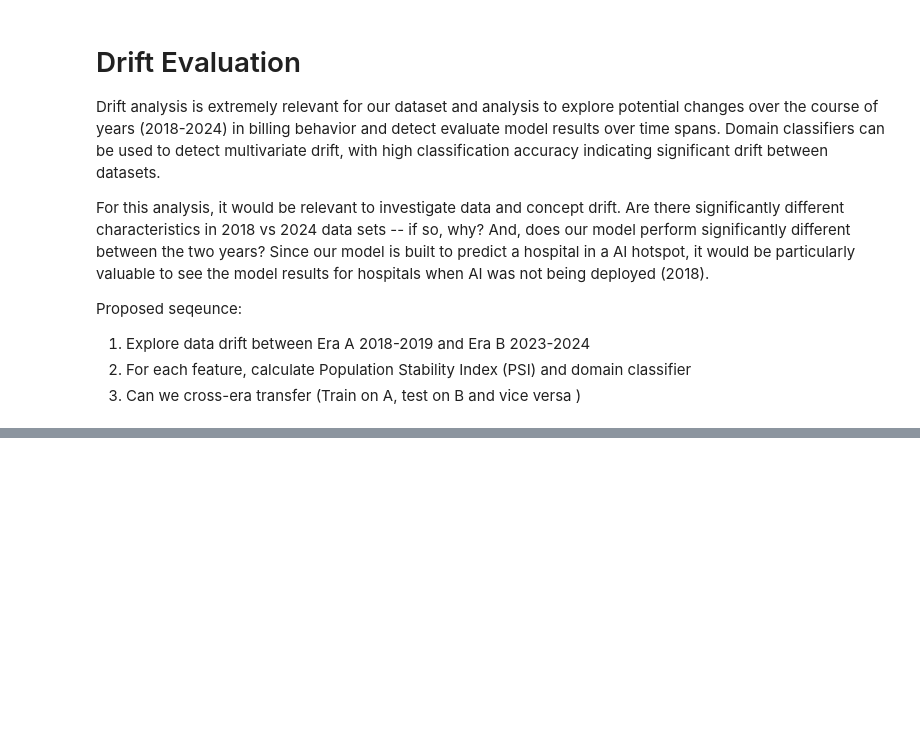
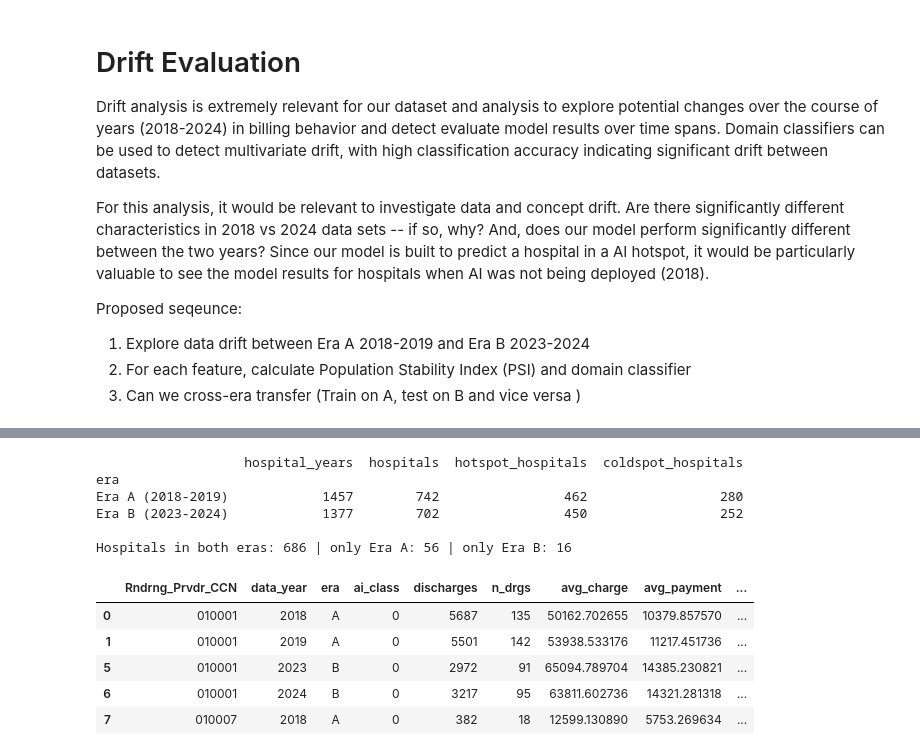
Before and after one commit to ellabellae/AIAdoptionHospitals, a Jupyter notebook: model.ipynb, the cells around one changed output, grey strips where cells are left out. Cells and saved outputs as stored; diff of their text form; code cells hidden in the pictures; blank space fills up the shorter version.

Commit message:
adding 2018-2024 hospital-year table

```diff
--- a/model.ipynb
+++ b/model.ipynb
@@ -814,0 +818,68 @@ Proposed seqeunce:
+# %%
+# Drift step 1: build the 2018-2024 hospital-year panel with the main model's feature construction
+EXPANDED_PATH = Path("hospital_data_expanded.csv")
+expanded = pd.read_csv(EXPANDED_PATH, dtype={
+    "Rndrng_Prvdr_CCN": "string", "Rndrng_Prvdr_Zip5": "string",
+    "DRG_Cd": "string", "Rndrng_Prvdr_State_FIPS": "string",
+    "Rndrng_Prvdr_RUCA": "string", "data_year": "int64",
+    "hsa_id": "Int64", "hsa_classification": "Int64", "ai_class": "Int64",
+})
+
+
+def build_hospital_year_panel(data):
+    # Same lines as the aggregation cell that builds `hospitals`, unchanged, so the features are
+    # constructed identically for every year. Input: one row per hospital x DRG x year.
+    rows = data.copy()
+    d = rows["Tot_Dschrgs"]
+    rows["charges"] = d * rows["Avg_Submtd_Cvrd_Chrg"]
+    rows["payments"] = d * rows["Avg_Tot_Pymt_Amt"]
+    rows["medicare"] = d * rows["Avg_Mdcr_Pymt_Amt"]
+    rows["mcc_dschrgs"] = d * rows["DRG_Desc"].str.contains("WITH MCC")
+    rows["ruca_primary"] = pd.to_numeric(rows["Rndrng_Prvdr_RUCA"], errors="coerce").floordiv(1)
+
+    hospitals = rows.groupby(KEYS).agg(
+        ai_class=("ai_class", "first"), hsa_id=("hsa_id", "first"),
+        state=("Rndrng_Prvdr_State_Abrvtn", "first"), ruca_primary=("ruca_primary", "first"),
+        n_drgs=("DRG_Cd", "nunique"), discharges=("Tot_Dschrgs", "sum"),
+        charges=("charges", "sum"), payments=("payments", "sum"), medicare=("medicare", "sum"),
+        mcc_dschrgs=("mcc_dschrgs", "sum"),
+    ).reset_index()
+    # Discharge-weighted averages of the CMS columns
+    hospitals["avg_charge"] = hospitals["charges"] / hospitals["discharges"]
+    hospitals["avg_payment"] = hospitals["payments"] / hospitals["discharges"]
+    hospitals["avg_medicare_payment"] = hospitals["medicare"] / hospitals["discharges"]
+    hospitals["mcc_share"] = hospitals["mcc_dschrgs"] / hospitals["discharges"]
+    return hospitals
+
+panel = build_hospital_year_panel(expanded)
+
+ERA_OF_YEAR = {2018: "A", 2019: "A", 2023: "B", 2024: "B"}
+ERA_NAMES = {"A": "Era A (2018-2019)", "B": "Era B (2023-2024)"}
+panel["era"] = panel["data_year"].map(ERA_OF_YEAR)
+
+in_era = panel.dropna(subset=["era"])
+by_era = in_era.groupby("era").agg(
+    hospital_years=("ai_class", "size"), hospitals=("Rndrng_Prvdr_CCN", "nunique"),
+    hotspot_hospitals=("Rndrng_Prvdr_CCN", lambda s: s[in_era.loc[s.index, "ai_class"] == 1].nunique()),
+    coldspot_hospitals=("Rndrng_Prvdr_CCN", lambda s: s[in_era.loc[s.index, "ai_class"] == 0].nunique()),
+).rename(index=ERA_NAMES)
+print("\n" + by_era.to_string())
+
+ccn_a = set(panel.loc[panel["era"] == "A", "Rndrng_Prvdr_CCN"])
+ccn_b = set(panel.loc[panel["era"] == "B", "Rndrng_Prvdr_CCN"])
+print(f"\nHospitals in both eras: {len(ccn_a & ccn_b)} | only Era A: {len(ccn_a - ccn_b)} | "
+      f"only Era B: {len(ccn_b - ccn_a)}")
+panel.loc[panel["era"].notna(), KEYS + ["era", "ai_class"] + FEATURES].head()
+# %% [output]
+                   hospital_years  hospitals  hotspot_hospitals  coldspot_hospitals
+era
+Era A (2018-2019)            1457        742                462                 280
+Era B (2023-2024)            1377        702                450                 252
+
+Hospitals in both eras: 686 | only Era A: 56 | only Era B: 16
+|  | Rndrng_Prvdr_CCN | data_year | era | ai_class | discharges | n_drgs | avg_charge | avg_payment | ... |
+| 0 | 010001 | 2018 | A | 0 | 5687 | 135 | 50162.702655 | 10379.857570 | ... |
+| 1 | 010001 | 2019 | A | 0 | 5501 | 142 | 53938.533176 | 11217.451736 | ... |
+| 5 | 010001 | 2023 | B | 0 | 2972 | 91 | 65094.789704 | 14385.230821 | ... |
+| 6 | 010001 | 2024 | B | 0 | 3217 | 95 | 63811.602736 | 14321.281318 | ... |
+| 7 | 010007 | 2018 | A | 0 | 382 | 18 | 12599.130890 | 5753.269634 | ... |
```
Also changed, not shown: parts of 2 cells of this notebook.
